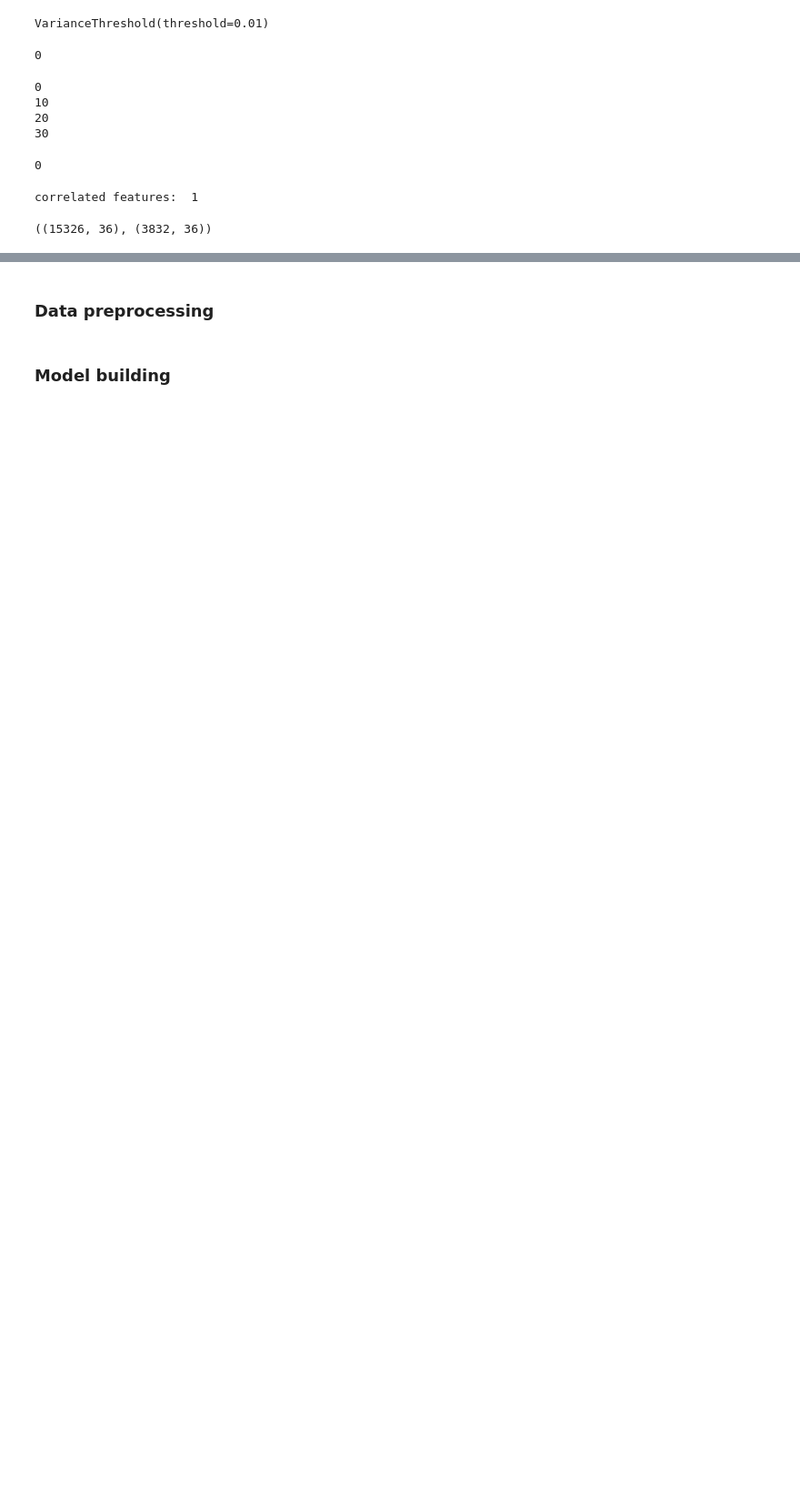
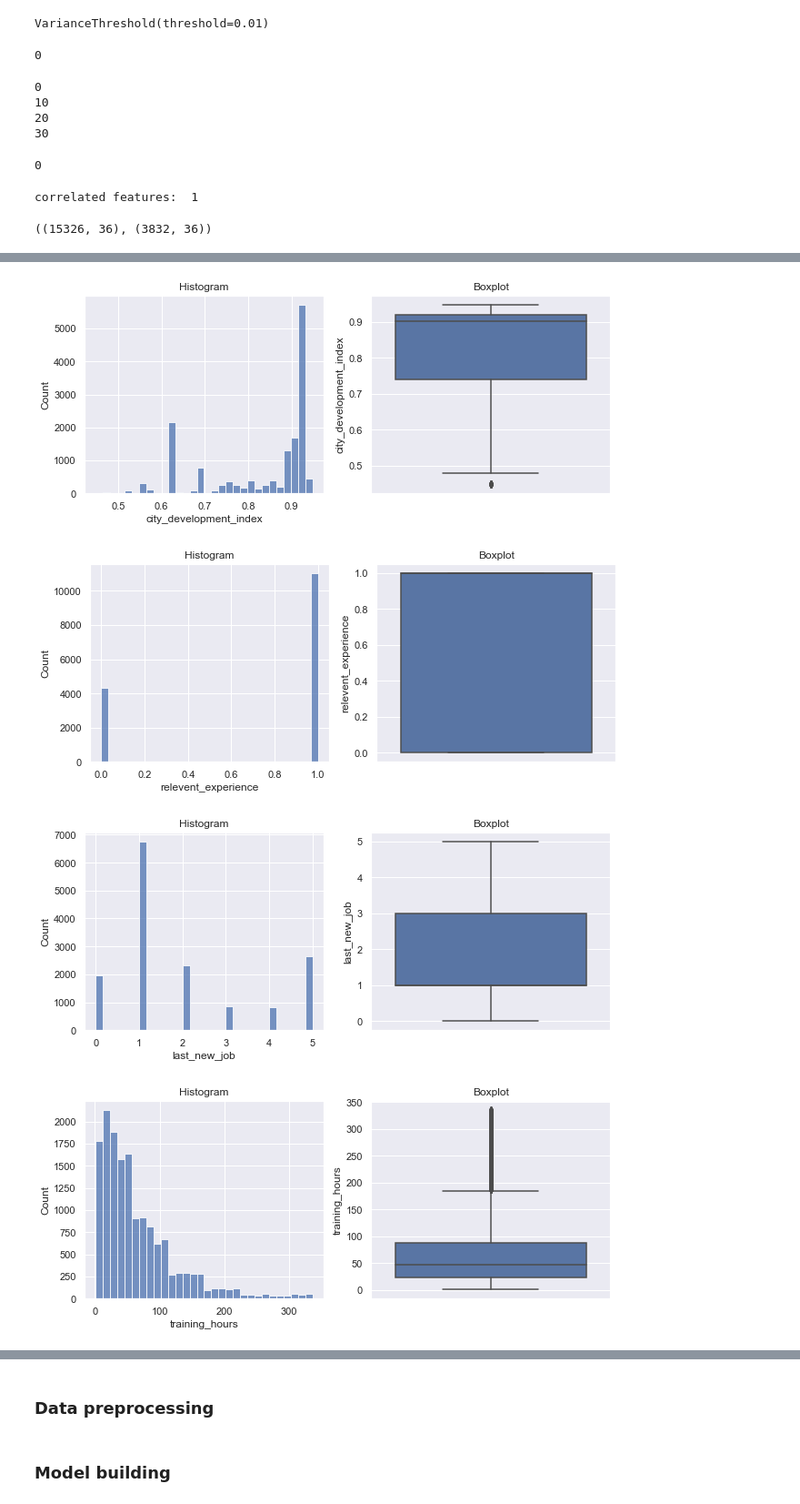
Before and after one commit to jiahuiwang2020/Data-Science-Project, a Jupyter notebook: HR Analytics/Main.ipynb, the cells around one changed output, grey strips where cells are left out. Shown at 91% size. Drawn from its saved outputs; the diff is of its cells as text; code cells hidden in the pictures; blank space fills up the shorter version.

```diff
--- a/HR Analytics/Main.ipynb
+++ b/HR Analytics/Main.ipynb
@@ -659,0 +663,24 @@ correlated features:  1
+# %%
+def dis_plots(df, variable):
+    plt.figure(figsize=(16, 4))
+
+    # histogram
+    plt.subplot(1, 3, 1)
+    sns.histplot(df[variable], bins=30)
+    plt.title('Histogram')
+
+    # boxplot
+    plt.subplot(1, 3, 2)
+    sns.boxplot(y=df[variable])
+    plt.title('Boxplot')
+
+    plt.show()
+# %%
+# show the distribution of each columns
+for i in X_train.columns:
+    dis_plots(X_train,i)
+# %% [output]
+[figure, added]
+[figure, added]
+[figure, added]
+[figure, added]
```
Also changed, not shown: parts of 5 cells of this notebook.
